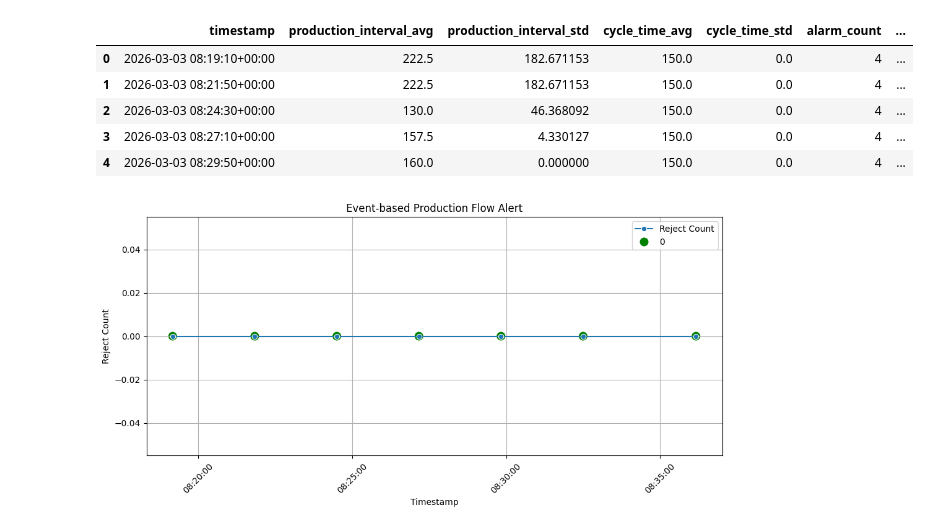
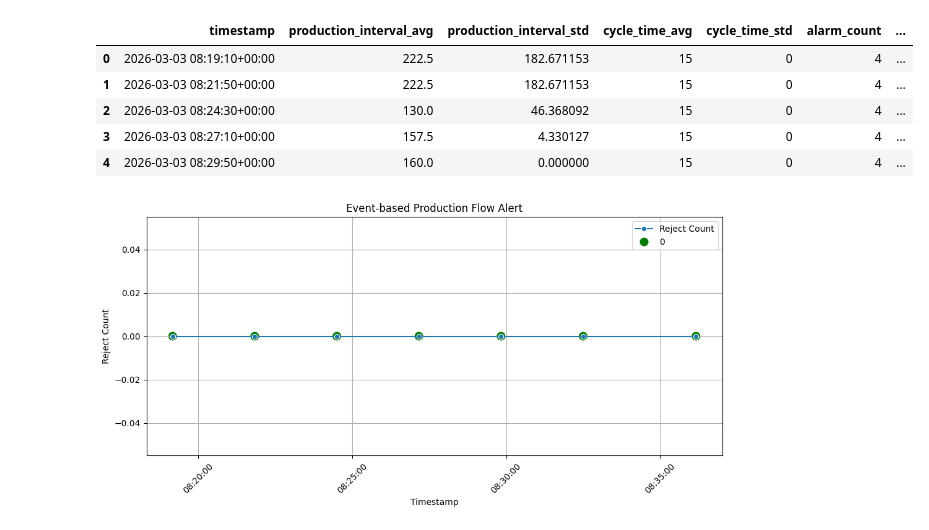
Before and after one commit to 99Mia/smart-factory-oee-platform, a Jupyter notebook: notebooks/anomaly_detection/anomaly_detection_line_jam_s03.ipynb, the cells around one changed output. Drawn from its saved outputs; the diff is of its cells as text; code cells hidden in the pictures.

```diff
--- a/notebooks/anomaly_detection_line_jam_s03.ipynb
+++ b/notebooks/anomaly_detection/anomaly_detection_line_jam_s03.ipynb
@@ -6,15 +6,15 @@ import seaborn as sns
 import matplotlib.dates as mdates
 # %%
 # 1. Feature CSV 로드
-df = pd.read_csv("../kafka_streams/feature_topic_samples/feature_line_jam_s03.csv", parse_dates=["timestamp"])
+df = pd.read_csv("../../kafka_streams/feature_topic_samples/feature_line_jam_s03.csv", parse_dates=["timestamp"])
 df.head()
 # %% [output]
 |  | timestamp | production_interval_avg | production_interval_std | cycle_time_avg | cycle_time_std | alarm_count | ... |
-| 0 | 2026-03-03 08:19:10+00:00 | 222.5 | 182.671153 | 150.0 | 0.0 | 4 | ... |
-| 1 | 2026-03-03 08:21:50+00:00 | 222.5 | 182.671153 | 150.0 | 0.0 | 4 | ... |
-| 2 | 2026-03-03 08:24:30+00:00 | 130.0 | 46.368092 | 150.0 | 0.0 | 4 | ... |
-| 3 | 2026-03-03 08:27:10+00:00 | 157.5 | 4.330127 | 150.0 | 0.0 | 4 | ... |
-| 4 | 2026-03-03 08:29:50+00:00 | 160.0 | 0.000000 | 150.0 | 0.0 | 4 | ... |
+| 0 | 2026-03-03 08:19:10+00:00 | 222.5 | 182.671153 | 15 | 0 | 4 | ... |
+| 1 | 2026-03-03 08:21:50+00:00 | 222.5 | 182.671153 | 15 | 0 | 4 | ... |
+| 2 | 2026-03-03 08:24:30+00:00 | 130.0 | 46.368092 | 15 | 0 | 4 | ... |
+| 3 | 2026-03-03 08:27:10+00:00 | 157.5 | 4.330127 | 15 | 0 | 4 | ... |
+| 4 | 2026-03-03 08:29:50+00:00 | 160.0 | 0.000000 | 15 | 0 | 4 | ... |
 # %%
 # 규칙 기반 이상 감지
 df['rule_alert'] = 0
```
Also changed, not shown: 1 other file.
